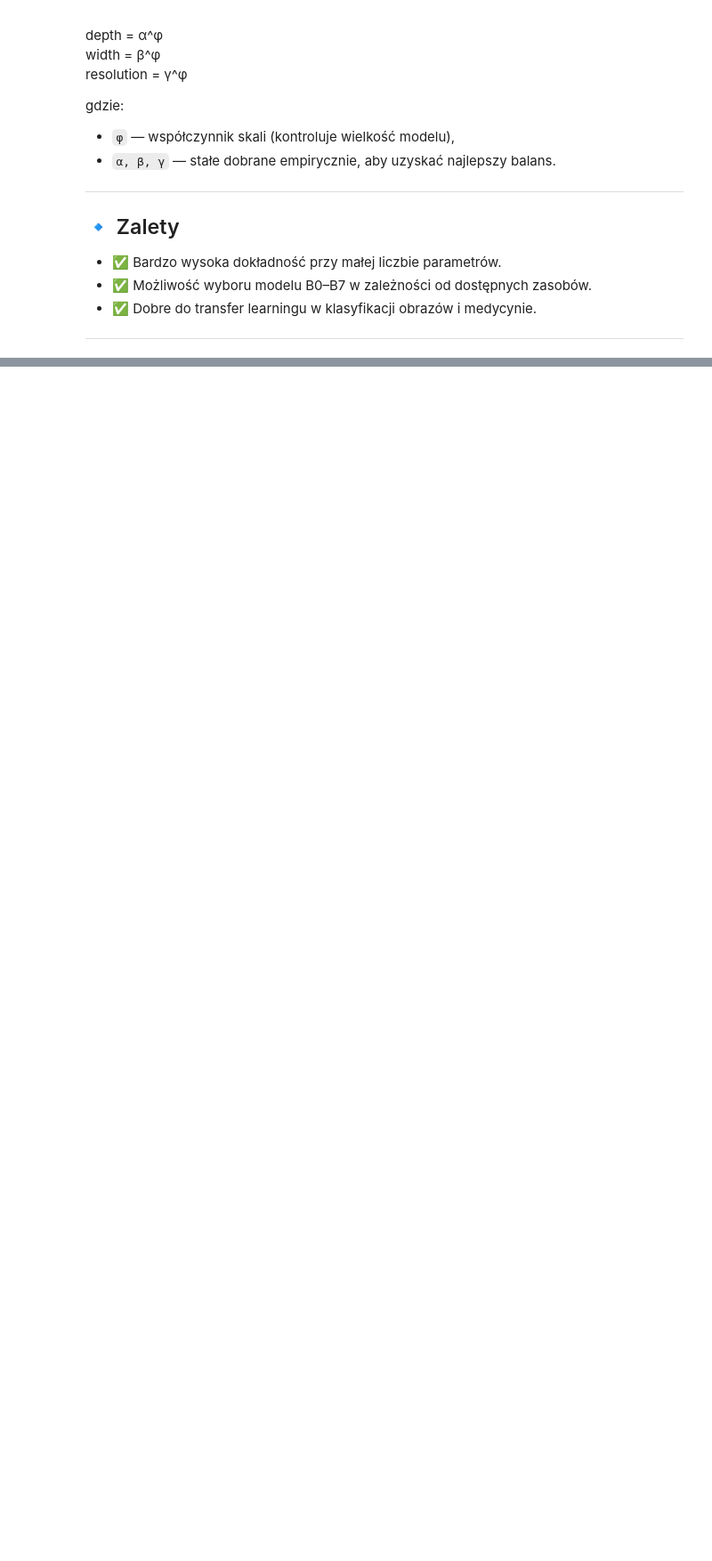
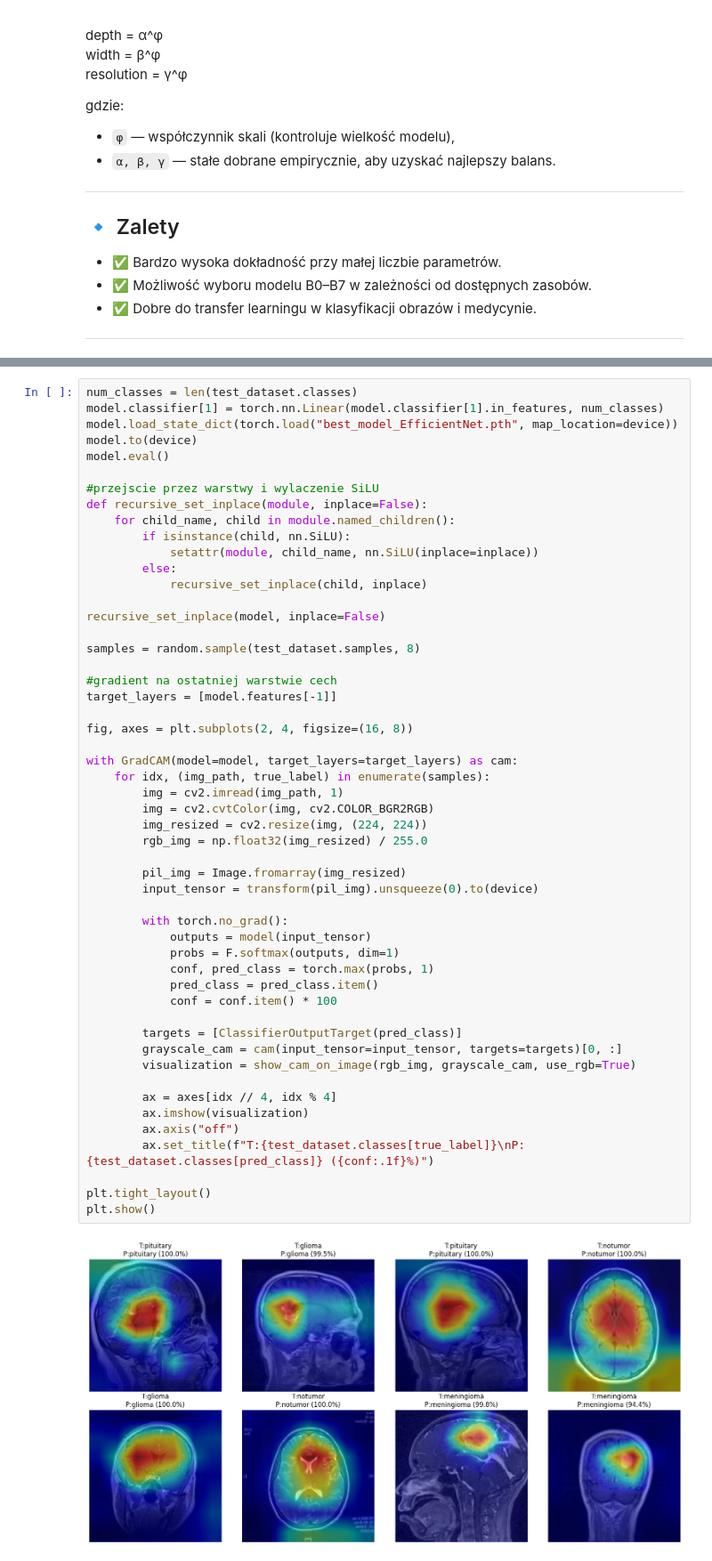
Before and after one commit to JanBubinski/Brain_Tumor_Team_Projekt4, a Jupyter notebook: project/moj2_model.ipynb, the cells around one changed output, grey strips where cells are left out. Shown at 89% size. Drawn from its saved outputs; the diff is of its cells as text; blank space fills up the shorter version.

Commit message:
feat: gradienty dzialaja

```diff
--- a/project/moj2_model.ipynb
+++ b/project/moj2_model.ipynb
@@ -223,0 +276,54 @@ if val_loss < best_loss:
+# %%
+num_classes = len(test_dataset.classes)
+model.classifier[1] = torch.nn.Linear(model.classifier[1].in_features, num_classes)
+model.load_state_dict(torch.load("best_model_EfficientNet.pth", map_location=device))
+model.to(device)
+model.eval()
+
+#przejscie przez warstwy i wylaczenie SiLU
+def recursive_set_inplace(module, inplace=False):
+    for child_name, child in module.named_children():
+        if isinstance(child, nn.SiLU):
+            setattr(module, child_name, nn.SiLU(inplace=inplace))
+        else:
+            recursive_set_inplace(child, inplace)
+
+recursive_set_inplace(model, inplace=False)
+
+samples = random.sample(test_dataset.samples, 8)
+
+#gradient na ostatniej warstwie cech
+target_layers = [model.features[-1]]
+
+fig, axes = plt.subplots(2, 4, figsize=(16, 8))
+
+with GradCAM(model=model, target_layers=target_layers) as cam:
+    for idx, (img_path, true_label) in enumerate(samples):
+        img = cv2.imread(img_path, 1)
+        img = cv2.cvtColor(img, cv2.COLOR_BGR2RGB)
+        img_resized = cv2.resize(img, (224, 224))
+        rgb_img = np.float32(img_resized) / 255.0
+
+        pil_img = Image.fromarray(img_resized)
+        input_tensor = transform(pil_img).unsqueeze(0).to(device)
+
+        with torch.no_grad():
+            outputs = model(input_tensor)
+            probs = F.softmax(outputs, dim=1)
+            conf, pred_class = torch.max(probs, 1)
+            pred_class = pred_class.item()
+            conf = conf.item() * 100
+
+        targets = [ClassifierOutputTarget(pred_class)]
+        grayscale_cam = cam(input_tensor=input_tensor, targets=targets)[0, :]
+        visualization = show_cam_on_image(rgb_img, grayscale_cam, use_rgb=True)
+
+        ax = axes[idx // 4, idx % 4]
+        ax.imshow(visualization)
+        ax.axis("off")
+        ax.set_title(f"T:{test_dataset.classes[true_label]}\nP:{test_dataset.classes[pred_class]} ({conf:.1f}%)")
+
+plt.tight_layout()
+plt.show()
+# %% [output]
+[figure, added]
```
Also changed, not shown: parts of 6 cells of this notebook, 4 other files.
